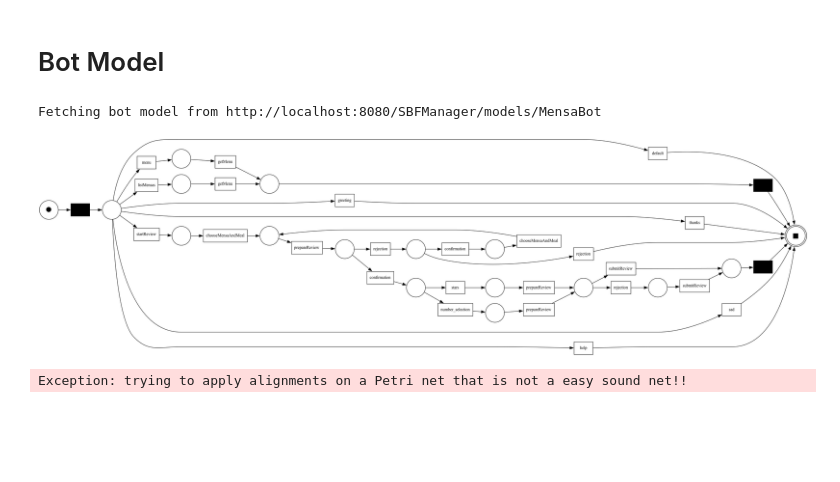
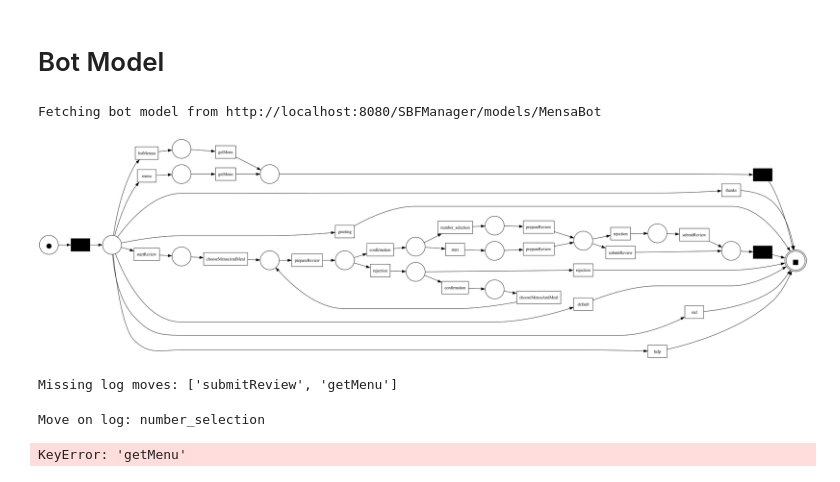
Before and after one commit to rwth-acis/process-mining-for-bots, a Jupyter notebook: visualize.log.ipynb, the cells around one changed output. Cells and saved outputs as stored; diff of their text form; code cells hidden in the pictures; blank space fills up the shorter version.

```diff
--- a/visualize.log.ipynb
+++ b/visualize.log.ipynb
@@ -74,13 +65,40 @@ traces
 # Bot Model
 # %%
 model = utilities.fetch_bot_model(bot_name,bot_manager_endpoint)
-bot_net,bot_im,bot_fm= bp.to_petri_net(model)
+bp = get_bot_parser(model)
+bot_net,bot_im,bot_fm= bp.to_petri_net()
+dfg,start_activities,end_activities = bp.to_dfg()
 bot_net=pm4py.reduce_petri_net_invisibles(bot_net)
 pm4py.view_petri_net(bot_net,bot_im,bot_fm)
 # %% [output]
 Fetching bot model from http://localhost:8080/SBFManager/models/MensaBot
-[figure, old version]
+[figure, new version]
-# %%
-cc.find_unfitting_traces(log, bot_net, im, fm)
-# %% [output]
-Exception: trying to apply alignments on a Petri net that is not a easy sound net!!
+# %%
+unfitting_traces = cc.find_unfitting_traces(log, bot_net, bot_im, bot_fm)
+missing_log_moves = list()
+for trace in unfitting_traces:
+    for move in trace['alignment']:
+        if move[0] == ">>" and move[1]!= None:
+            missing_log_moves.append(move[1])
+
+print(f"Missing log moves: {missing_log_moves}")
+# %% [output]
+Missing log moves: ['submitReview', 'getMenu']
+# %%
+for diagnostic in unfitting_traces:
+    prev_activity = None
+    aligned_trace = diagnostic['alignment']
+    for step in aligned_trace:
+        if step[1] ==">>":
+            print("Move on log: "+step[0]+"\n")
+            # in this case the activity is not present in the bot model, we adjust the dfg to make it fit
+            # generate a new id for the activity using uuid
+            new_activity_id = str(uuid.uuid4())
+            if(prev_activity is not None):
+                dfg[prev_activity][new_activity_id] = dfg[prev_activity][step[0]]
+                del dfg[prev_activity][step[0]]
+
+        prev_activity = step[0]
+# %% [output]
+Move on log: number_selection
+KeyError: 'getMenu'
```
Also changed, not shown: parts of 3 cells of this notebook.
